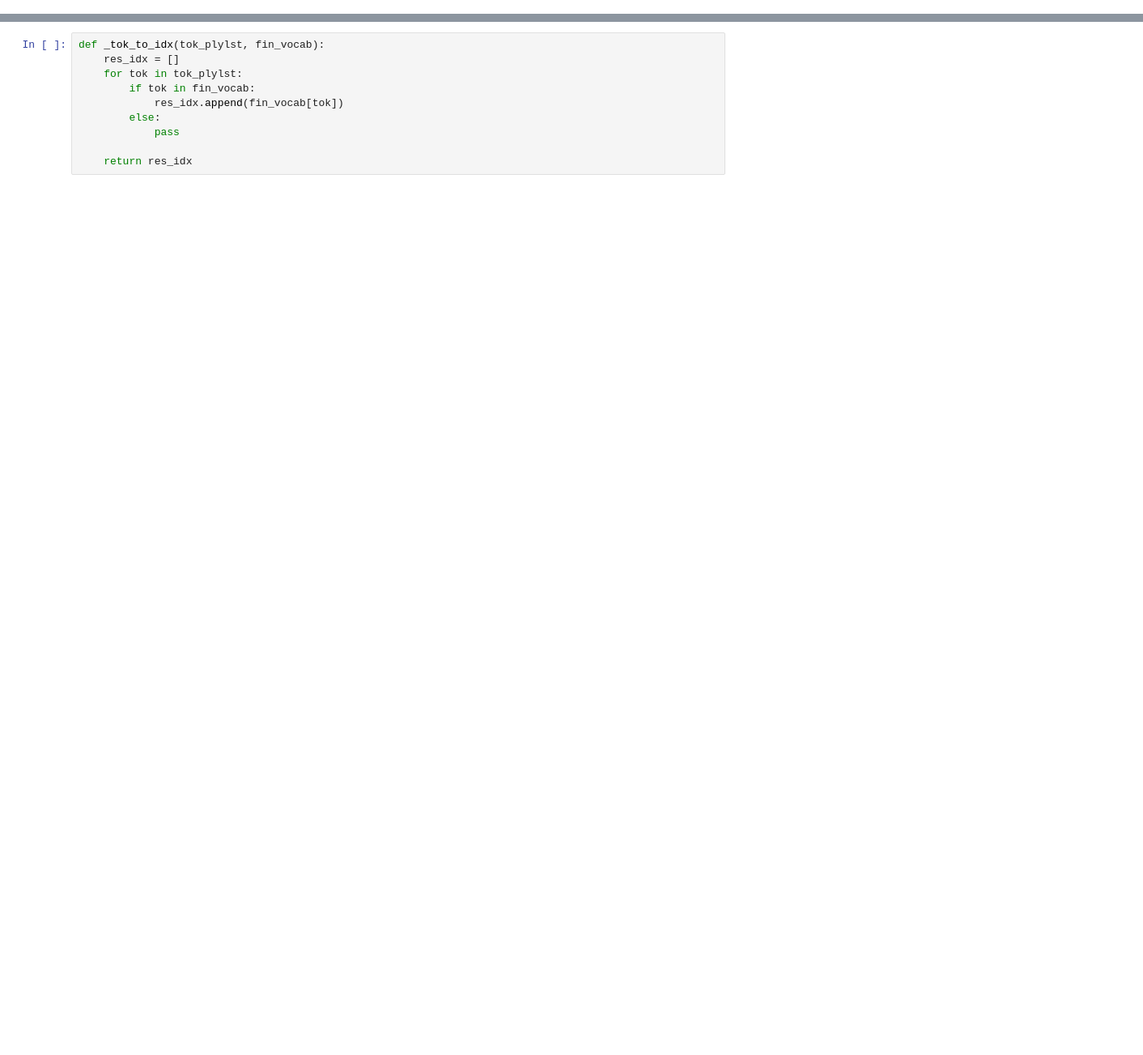
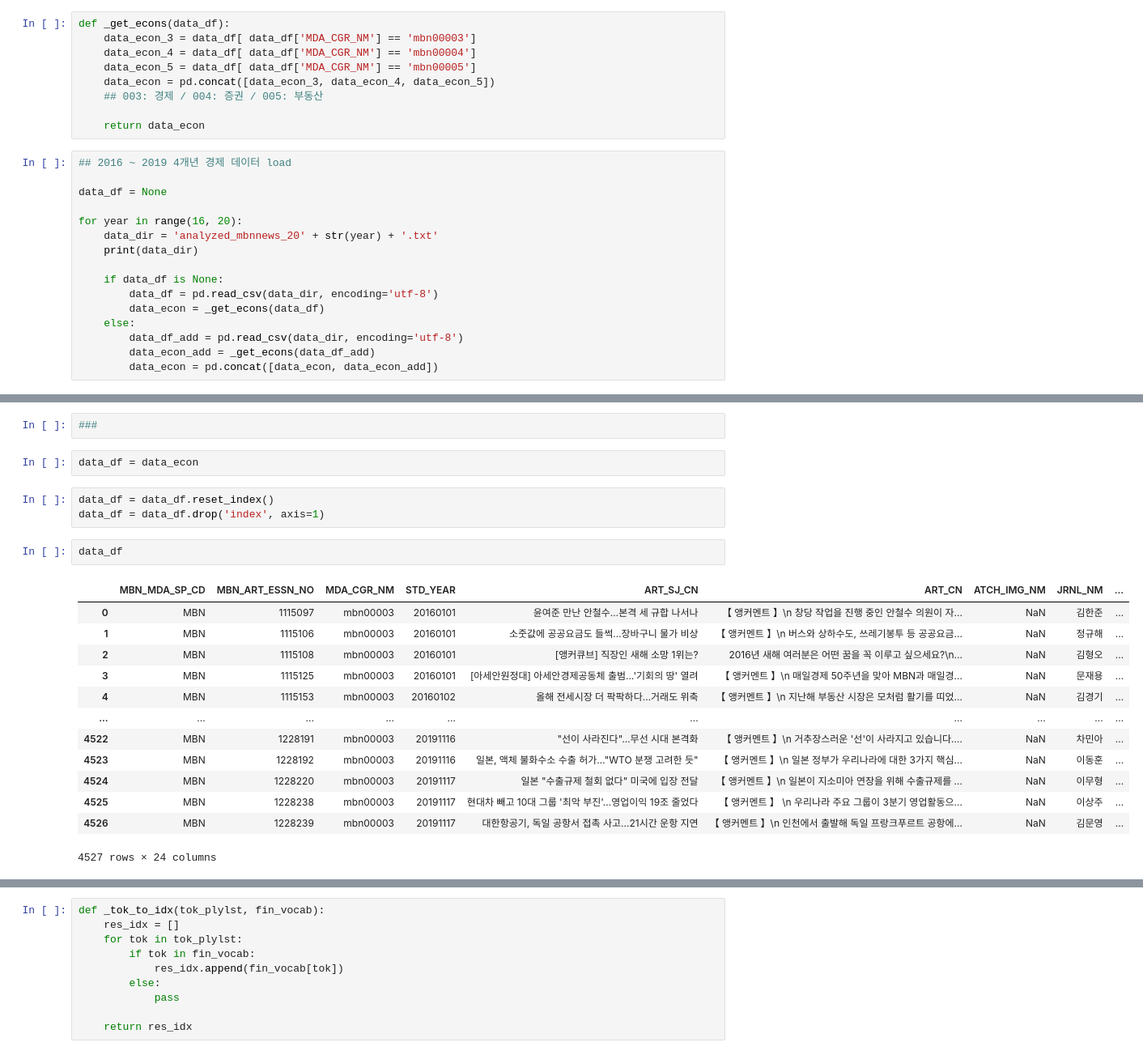
Before and after one commit to saladsong/mbn_reco, a Jupyter notebook: mbn_pp_metadata.ipynb, the cells around one changed output, grey strips where cells are left out. Shown: that part at 81% size. Cells and saved outputs as stored; diff of their text form; blank space fills up the shorter version.

```diff
--- a/mbn_pp_metadata.ipynb
+++ b/mbn_pp_metadata.ipynb
@@ -181,0 +6,25 @@ def _get_fin_vocab(vocab):
+# %%
+def _get_econs(data_df):
+    data_econ_3 = data_df[ data_df['MDA_CGR_NM'] == 'mbn00003']
+    data_econ_4 = data_df[ data_df['MDA_CGR_NM'] == 'mbn00004']
+    data_econ_5 = data_df[ data_df['MDA_CGR_NM'] == 'mbn00005']
+    data_econ = pd.concat([data_econ_3, data_econ_4, data_econ_5])
+    ## 003: 경제 / 004: 증권 / 005: 부동산
+
+    return data_econ
+# %%
+## 2016 ~ 2019 4개년 경제 데이터 load
+
+data_df = None
+
+for year in range(16, 20):
+    data_dir = 'analyzed_mbnnews_20' + str(year) + '.txt'
+    print(data_dir)
+
+    if data_df is None:
+        data_df = pd.read_csv(data_dir, encoding='utf-8')
+        data_econ = _get_econs(data_df)
+    else:
+        data_df_add = pd.read_csv(data_dir, encoding='utf-8')
+        data_econ_add = _get_econs(data_df_add)
+        data_econ = pd.concat([data_econ, data_econ_add])
@@ -181,0 +60,23 @@ def _get_fin_vocab(vocab):
+# %%
+###
+# %%
+data_df = data_econ
+# %%
+data_df = data_df.reset_index()
+data_df = data_df.drop('index', axis=1)
+# %%
+data_df
+# %% [output]
+|  | MBN_MDA_SP_CD | MBN_ART_ESSN_NO | MDA_CGR_NM | STD_YEAR | ART_SJ_CN | ART_CN | ATCH_IMG_NM | JRNL_NM | ... |
+| 0 | MBN | 1115097 | mbn00003 | 20160101 | 윤여준 만난 안철수…본격 세 규합 나서나 | 【 앵커멘트 】\n 창당 작업을 진행 중인 안철수 의원이 자... | NaN | 김한준 | ... |
+| 1 | MBN | 1115106 | mbn00003 | 20160101 | 소줏값에 공공요금도 들썩…장바구니 물가 비상 | 【 앵커멘트 】\n 버스와 상하수도, 쓰레기봉투 등 공공요금... | NaN | 정규해 | ... |
+| 2 | MBN | 1115108 | mbn00003 | 20160101 | [앵커큐브] 직장인 새해 소망 1위는? | 2016년 새해 여러분은 어떤 꿈을 꼭 이루고 싶으세요?\n... | NaN | 김형오 | ... |
+| 3 | MBN | 1115125 | mbn00003 | 20160101 | [아세안원정대] 아세안경제공동체 출범…'기회의 땅' 열려 | 【 앵커멘트 】\n 매일경제 50주년을 맞아 MBN과 매일경... | NaN | 문재용 | ... |
+| 4 | MBN | 1115153 | mbn00003 | 20160102 | 올해 전세시장 더 팍팍하다…거래도 위축 | 【 앵커멘트 】\n 지난해 부동산 시장은 모처럼 활기를 띠었... | NaN | 김경기 | ... |
+| ... | ... | ... | ... | ... | ... | ... | ... | ... | ... |
+| 4522 | MBN | 1228191 | mbn00003 | 20191116 | "선이 사라진다"…무선 시대 본격화 | 【 앵커멘트 】\n 거추장스러운 '선'이 사라지고 있습니다.... | NaN | 차민아 | ... |
+| 4523 | MBN | 1228192 | mbn00003 | 20191116 | 일본, 액체 불화수소 수출 허가…"WTO 분쟁 고려한 듯" | 【 앵커멘트 】\n 일본 정부가 우리나라에 대한 3가지 핵심... | NaN | 이동훈 | ... |
+| 4524 | MBN | 1228220 | mbn00003 | 20191117 | 일본 "수출규제 철회 없다" 미국에 입장 전달 | 【 앵커멘트 】\n 일본이 지소미아 연장을 위해 수출규제를 ... | NaN | 이무형 | ... |
+| 4525 | MBN | 1228238 | mbn00003 | 20191117 | 현대차 빼고 10대 그룹 '최악 부진'…영업이익 19조 줄었다 | 【 앵커멘트 】 \n 우리나라 주요 그룹이 3분기 영업활동으... | NaN | 이상주 | ... |
+| 4526 | MBN | 1228239 | mbn00003 | 20191117 | 대한항공기, 독일 공항서 접촉 사고…21시간 운항 지연 | 【 앵커멘트 】\n 인천에서 출발해 독일 프랑크푸르트 공항에... | NaN | 김문영 | ... |
+4527 rows × 24 columns
```
Also changed, not shown: parts of 87 cells of this notebook.
